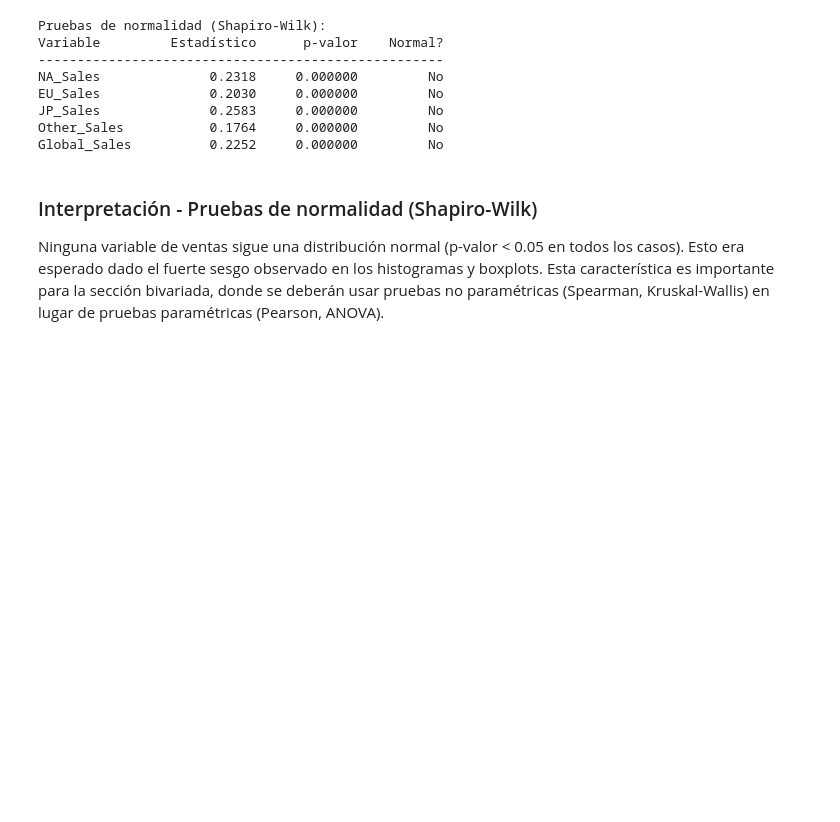
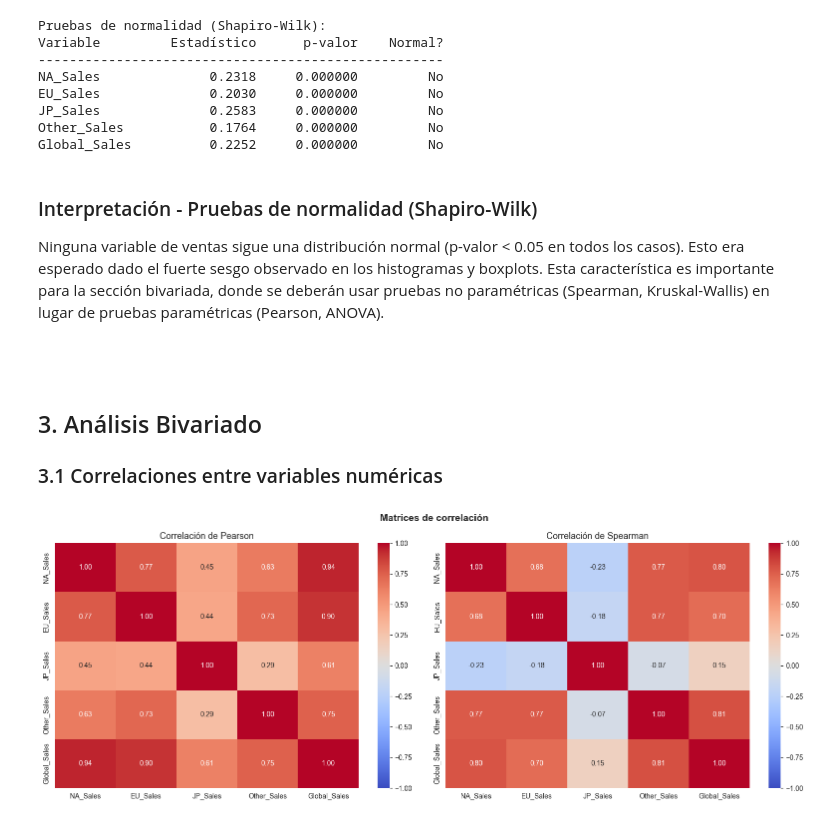
Before and after one commit to Danfezinho/Proyecto-1---Data-mining, a Jupyter notebook: notebooks/analisis.ipynb, the cells around one changed output. Drawn from its saved outputs; the diff is of its cells as text; code cells hidden in the pictures; blank space fills up the shorter version.

Commit message:
EDA - correlaciones, scatterplots y boxplots comparativos

````diff
--- a/notebooks/analisis.ipynb
+++ b/notebooks/analisis.ipynb
@@ -248,3 +248,28 @@ los histogramas y boxplots. Esta característica es importante para la
 sección bivariada, donde se deberán usar pruebas no paramétricas
 (Spearman, Kruskal-Wallis) en lugar de pruebas paramétricas (Pearson, ANOVA).
 ```
+# %% [markdown]
+## 3. Análisis Bivariado
+### 3.1 Correlaciones entre variables numéricas
+# %%
+numericas = ['NA_Sales', 'EU_Sales', 'JP_Sales', 'Other_Sales', 'Global_Sales']
+
+fig, axes = plt.subplots(1, 2, figsize=(16, 6))
+
+# Pearson
+corr_pearson = df[numericas].corr(method='pearson')
+sns.heatmap(corr_pearson, annot=True, fmt='.2f', cmap='coolwarm',
+            ax=axes[0], vmin=-1, vmax=1)
+axes[0].set_title('Correlación de Pearson', fontsize=13)
+
+# Spearman
+corr_spearman = df[numericas].corr(method='spearman')
+sns.heatmap(corr_spearman, annot=True, fmt='.2f', cmap='coolwarm',
+            ax=axes[1], vmin=-1, vmax=1)
+axes[1].set_title('Correlación de Spearman', fontsize=13)
+
+plt.suptitle('Matrices de correlación', fontsize=14, fontweight='bold')
+plt.tight_layout()
+plt.show()
+# %% [output]
+[figure, added]
````
Also changed, not shown: parts of 3 cells of this notebook.
